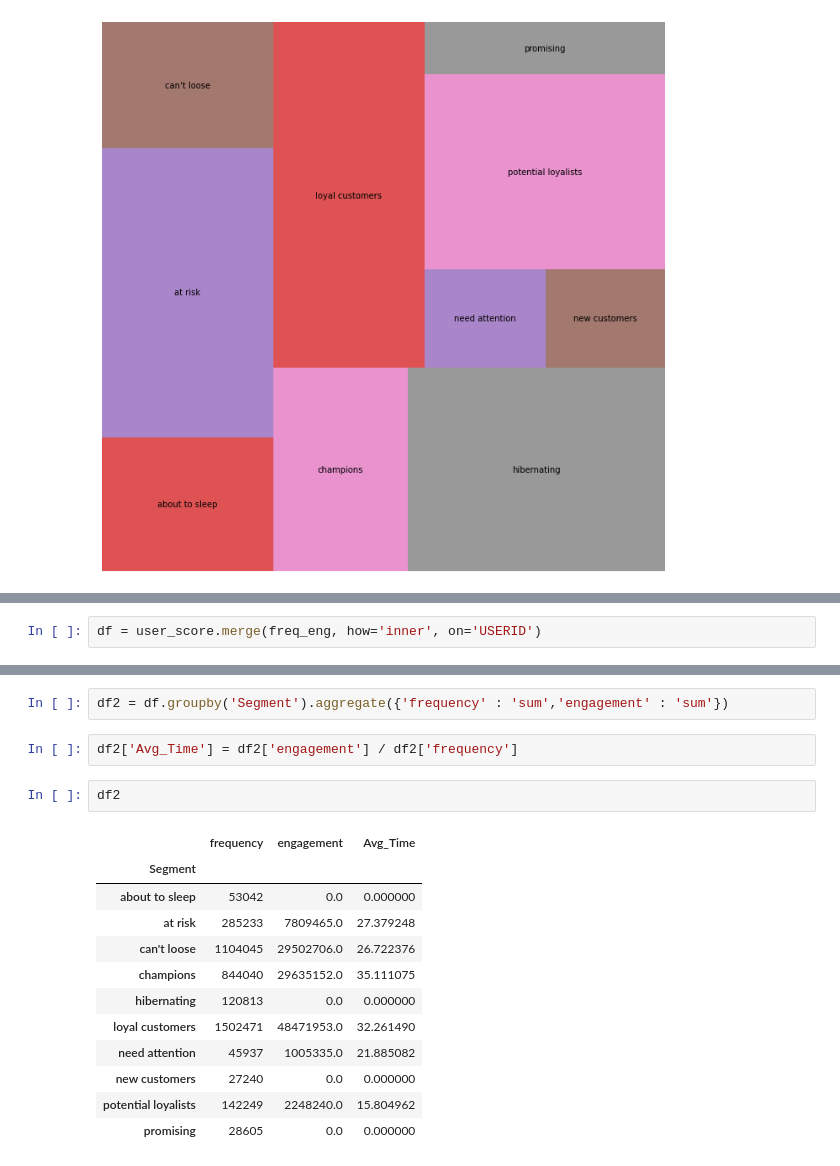
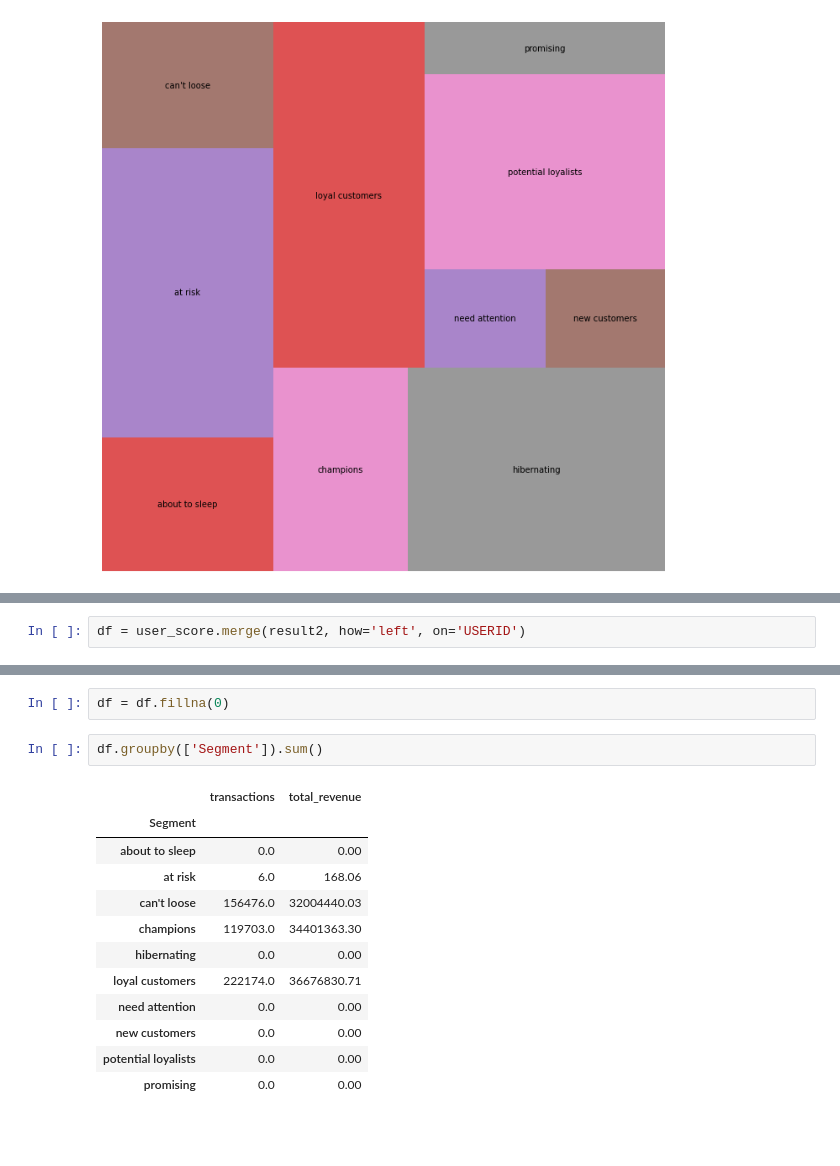
Before and after one commit to hakanatesli/RFE-with-Google-Analytics-Data, a Jupyter notebook: Google-Analytics.ipynb, the cells around one changed output, grey strips where cells are left out. Cells and saved outputs as stored; diff of their text form; blank space fills up the shorter version.

```diff
--- a/Google-Analytics.ipynb
+++ b/Google-Analytics.ipynb
@@ -260,2 +277,2 @@ freq_eng = pd.concat([frequency_df,engagement_df], axis= 1).reset_index()
 # %%
-df = user_score.merge(freq_eng, how='inner', on='USERID')
+df = user_score.merge(result2, how='left', on='USERID')
@@ -278,19 +279,17 @@ df
+# %%
+df = df.fillna(0)
 # %%
-df2 = df.groupby('Segment').aggregate({'frequency' : 'sum','engagement' : 'sum'})
+df.groupby(['Segment']).sum()
+# %% [output]
+|  | transactions | total_revenue |
+| Segment |  |  |
+| about to sleep | 0.0 | 0.00 |
+| at risk | 6.0 | 168.06 |
+| can't loose | 156476.0 | 32004440.03 |
+| champions | 119703.0 | 34401363.30 |
+| hibernating | 0.0 | 0.00 |
+| loyal customers | 222174.0 | 36676830.71 |
+| need attention | 0.0 | 0.00 |
+| new customers | 0.0 | 0.00 |
+| potential loyalists | 0.0 | 0.00 |
+| promising | 0.0 | 0.00 |
-# %%
-df2['Avg_Time'] = df2['engagement'] / df2['frequency']
-# %%
-df2
-# %% [output]
-|  | frequency | engagement | Avg_Time |
-| Segment |  |  |  |
-| about to sleep | 53042 | 0.0 | 0.000000 |
-| at risk | 285233 | 7809465.0 | 27.379248 |
-| can't loose | 1104045 | 29502706.0 | 26.722376 |
-| champions | 844040 | 29635152.0 | 35.111075 |
-| hibernating | 120813 | 0.0 | 0.000000 |
-| loyal customers | 1502471 | 48471953.0 | 32.261490 |
-| need attention | 45937 | 1005335.0 | 21.885082 |
-| new customers | 27240 | 0.0 | 0.000000 |
-| potential loyalists | 142249 | 2248240.0 | 15.804962 |
-| promising | 28605 | 0.0 | 0.000000 |
```
Also changed, not shown: parts of 5 cells of this notebook.
